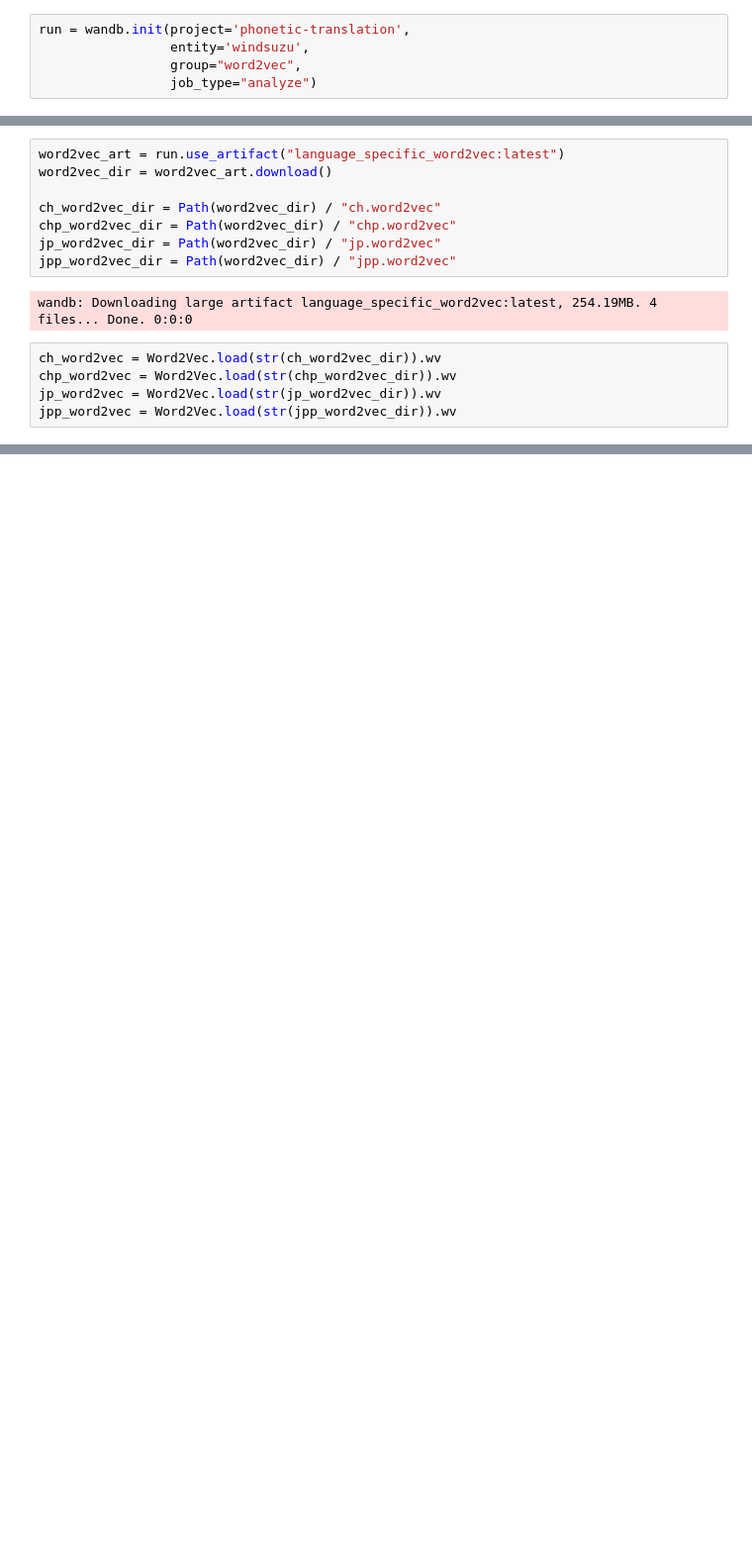
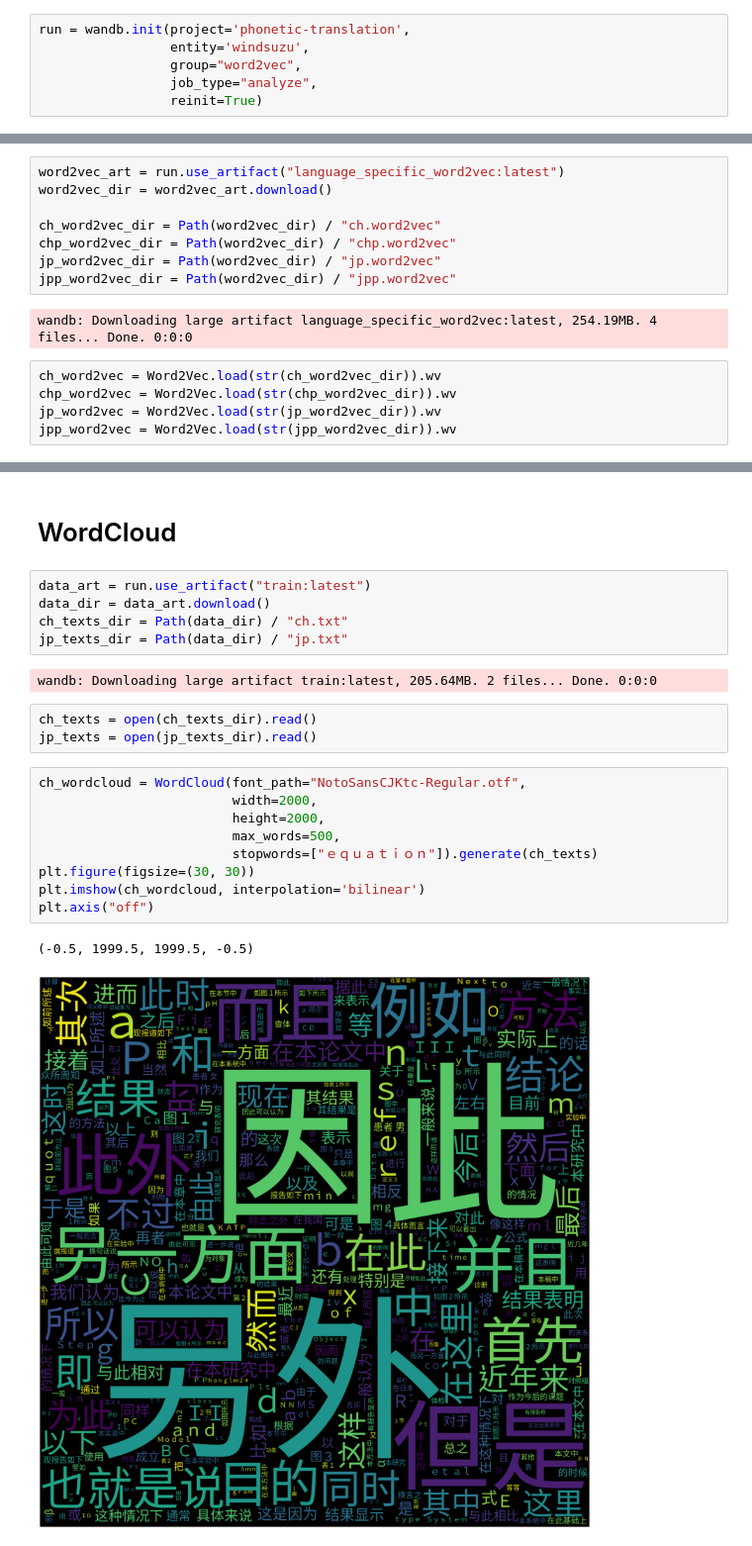
Before and after one commit to windsuzu/Joint-Semantic-Phonetic-Embedding, a Jupyter notebook: experiments/main/analyze_embedding.ipynb, the cells around one changed output, grey strips where cells are left out. Shown at 99% size. Drawn from its saved outputs; the diff is of its cells as text; blank space fills up the shorter version.

```diff
--- a/experiments/main/analyze_embedding.ipynb
+++ b/experiments/main/analyze_embedding.ipynb
@@ -17,5 +22,6 @@ cc = OpenCC("t2s")
 run = wandb.init(project='phonetic-translation',
                  entity='windsuzu',
                  group="word2vec",
-                 job_type="analyze")
+                 job_type="analyze",
+                 reinit=True)
 # %% [output]
@@ -128,0 +96,24 @@ chm_word2vec.most_similar(cc.convert("這"))
+# %% [markdown]
+# WordCloud
+# %%
+data_art = run.use_artifact("train:latest")
+data_dir = data_art.download()
+ch_texts_dir = Path(data_dir) / "ch.txt"
+jp_texts_dir = Path(data_dir) / "jp.txt"
+# %% [output]
+wandb: Downloading large artifact train:latest, 205.64MB. 2 files... Done. 0:0:0
+# %%
+ch_texts = open(ch_texts_dir).read()
+jp_texts = open(jp_texts_dir).read()
+# %%
+ch_wordcloud = WordCloud(font_path="NotoSansCJKtc-Regular.otf",
+                         width=2000,
+                         height=2000,
+                         max_words=500,
+                         stopwords=["ｅｑｕａｔｉｏｎ"]).generate(ch_texts)
+plt.figure(figsize=(30, 30))
+plt.imshow(ch_wordcloud, interpolation='bilinear')
+plt.axis("off")
+# %% [output]
+(-0.5, 1999.5, 1999.5, -0.5)
+[figure, added]
```
Also changed, not shown: parts of 45 cells of this notebook, 1 other file.
